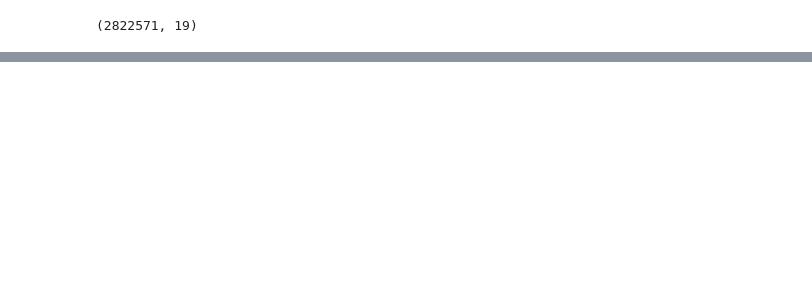
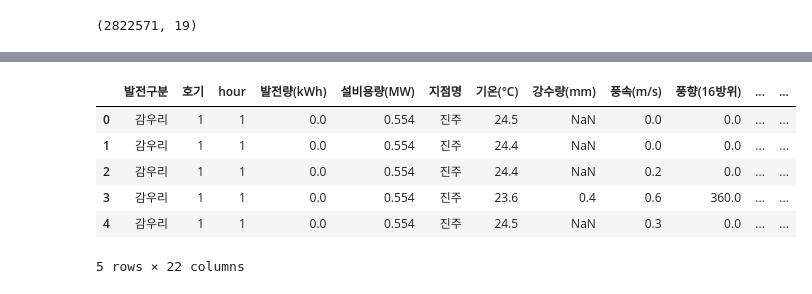
Before and after one commit to seoyoung7879/predict_energy, a Jupyter notebook: 경국/solar_merge/add_forecast/add_sun.ipynb, the cells around one changed output, grey strips where cells are left out. Cells and saved outputs as stored; diff of their text form; code cells hidden in the pictures; blank space fills up the shorter version.

```diff
--- a/경국/solar_merge/add_forecast/add_sun.ipynb
+++ b/경국/solar_merge/add_forecast/add_sun.ipynb
@@ -179,0 +356,10 @@ print(df_1[['발전구분', '준공연도', '연식(년)']].drop_duplicates().so
+# %%
+df_1.head()
+# %% [output]
+|  | 발전구분 | 호기 | hour | 발전량(kWh) | 설비용량(MW) | 지점명 | 기온(°C) | 강수량(mm) | 풍속(m/s) | 풍향(16방위) | ... | ... |
+| 0 | 감우리 | 1 | 1 | 0.0 | 0.554 | 진주 | 24.5 | NaN | 0.0 | 0.0 | ... | ... |
+| 1 | 감우리 | 1 | 1 | 0.0 | 0.554 | 진주 | 24.4 | NaN | 0.0 | 0.0 | ... | ... |
+| 2 | 감우리 | 1 | 1 | 0.0 | 0.554 | 진주 | 24.4 | NaN | 0.2 | 0.0 | ... | ... |
+| 3 | 감우리 | 1 | 1 | 0.0 | 0.554 | 진주 | 23.6 | 0.4 | 0.6 | 360.0 | ... | ... |
+| 4 | 감우리 | 1 | 1 | 0.0 | 0.554 | 진주 | 24.5 | NaN | 0.3 | 0.0 | ... | ... |
+5 rows × 22 columns
```
Also changed, not shown: parts of 18 cells of this notebook, 5 other files.
